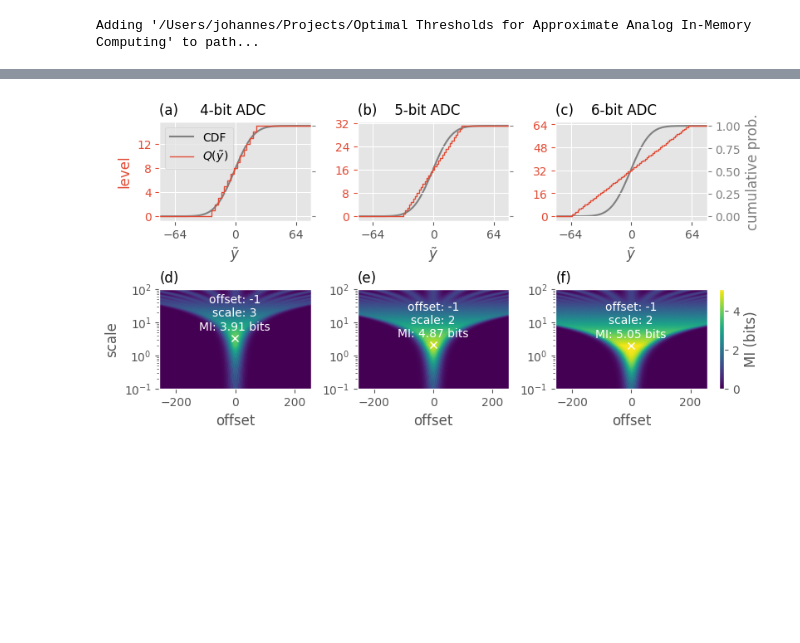
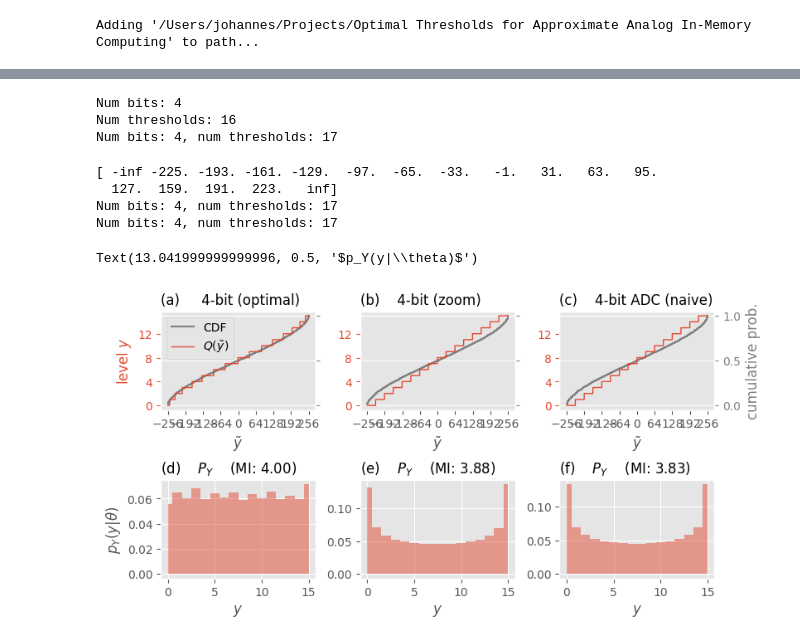
Before and after one commit to Integrated-Systems-Neuroengineering/optquant, a Jupyter notebook: experiments/approaches.ipynb, the cells around one changed output, grey strips where cells are left out. Saved outputs shown, nothing was run; the diff lists cells and outputs as text; code cells hidden in the pictures; blank space fills up the shorter version.

```diff
--- a/experiments/approaches.ipynb
+++ b/experiments/approaches.ipynb
@@ -309,5 +164,13 @@ len(thresholds)
 [figure]
+# %%
+transform = None
+d = dists.Binomial(256, 0.5)
+# d = dists.BetaBinomial(0.6, 0.6, 256)
+support = d.enumerate_support()
+logp = d.log_prob(support)
+support = ((support - support.mean())*2).astype(int)
+d = EmpiricalDistribution(support, jnp.exp(logp))
 # %%
-mi,theta = find_optimal(6, d, noise_std=0.1, linear=False)
+mi,theta = find_optimal(6, d, noise_std=0.1, method="optimal")
 print(f"MI: {mi:.2f}, H: {d.entropy()/jnp.log(2):.2f}")
 # %% [output]
@@ -335,56 +391,69 @@ probabilities = jnp.exp(self.log_prob(self.enumerate_support()))
 
 phase = jnp.linspace(-vector_length, vector_length, 1000)
 scale = jnp.logspace(-1, 2, 1000)
-
+noise_std=0.1
 
 vmin, vmax = 0, jnp.log2(4*jnp.pi*jnp.e)
+all_thresholds = []
 
-cases = [("(a)     4-bit ADC", "(d)", 4),("(b)    5-bit ADC", "(e)", 5),("(c)    6-bit ADC", "(f)", 6)]
-for i,(label1, label2, bits) in enumerate(cases):
+cases = [("(a)     4-bit (optimal)", "(d)    $P_Y$", 4, "optimal"),("(b)    4-bit (zoom)", "(e)    $P_Y$", 4, "zoom"),("(c)    4-bit ADC (naive)", "(f)    $P_Y$", 4, "uniform")]
+for i,(label1, label2, bits, method) in enumerate(cases):
     # compute MI for different scales and phases
-    MIs = MI_nonoise(*jnp.ix_(scale, phase), 2**bits, support, probabilities)
+    mi, thresholds = find_optimal(bits, d, noise_std=noise_std, method=method, transform=transform, scale_search_range=(0.1, 20))
+    all_thresholds.append(thresholds)
+    print(f"Num bits: {bits}, num thresholds: {len(thresholds)}")
 
-    # compute optimum
-    max_idx = MIs.argmax()
-    max_scale_idx, max_phase_idx = jnp.unravel_index(max_idx, MIs.shape)
-    max_scale = scale[max_scale_idx]
-    max_phase = phase[max_phase_idx]
-    max_MI = MIs[max_scale_idx, max_phase_idx]
-
-    ax_cdf, ax_fun, lines = plot_quantization(ax[0,i], vector_length, bits, max_scale, max_phase, color=f"C0", yticklocator=MultipleLocator(2**(bits-2)))
-    ax_sweep, im = plot_sweep(ax[1,i], phase, scale, MIs, annotate=(max_phase, max_scale, max_MI), vmin=vmin, vmax=vmax, cmap="viridis", rasterized=True)
+    ax_cdf, ax_fun, lines = plot_quantization(ax[0,i], thresholds, dist=d, color=f"C0", yticklocator=MultipleLocator(2**(bits-2)))
+    # ax_sweep, im = plot_sweep(ax[1,i], phase, scale, MIs, annotate=(max_phase, max_scale, max_MI), vmin=vmin, vmax=vmax, cmap="viridis", rasterized=True)
 
     if i != 0:
         ax_fun.yaxis.label.set_visible(False)
 
     if i == 2:
         ax_cdf.yaxis.label.set_visible(True)
-        ax_cdf.set_yticks([0,0.25,0.5,0.75,1.0])
+        ax_cdf.set_yticks([0,0.5,1.0])
     else:
         ax_cdf.yaxis.label.set_visible(False)
         plt.setp(ax_cdf.get_yticklabels(), visible=False)
 
     # im = plot_sweep()
 
     labels = [l.get_label() for l in lines]
 
-    ax_fun.set_xlim(-80,80)
+    ax_fun.set_ylabel("level $y$")
+    ax_fun.set_xlabel("$\\tilde{y}$")
+    # ax_fun.set_xlim(-80,80)
     ax_fun.set_title(label1, fontsize=12, loc="left")
-    ax_sweep.set_title(label2, fontsize=12, loc="left")
-    ax_sweep.set_xlabel("offset")
-
+    # ax_sweep.set_title(label2, fontsize=12, loc="left")
+    # ax_sweep.set_xlabel("offset")
     if i == 0:
         ax_fun.legend(handles=lines, labels=labels, loc="upper left", fancybox=True, ncol=1)
 
 
-fig.colorbar(im, ax=ax[1,:], label="MI (bits)", pad=-0.075)
+
+    yy = jnp.arange(len(thresholds)-1)
+    P_y = jnp.exp(log_pdf_y(d, yy, thresholds[jnp.newaxis,:], noise_std=noise_std))
+    ax[1,i].fill_between(yy, P_y, step="mid", alpha=0.5)
+
+    ax[1,i].set_title(label2 + f"    (MI: {mi:.2f})", fontsize=12, loc="left")
+    ax[1,i].set_xlabel("$y$")
+
+# fig.colorbar(im, ax=ax[1,:], label="MI (bits)", pad=-0.075)
 # place legend in axis, hide everything else
 # ax[0,-1].axis("off")
 
-ax[1, 0].set_ylabel("scale")
+ax[1, 0].set_ylabel("$p_Y(y|\\theta)$")
 
-fig.savefig("../figures/optimum.pdf", bbox_inches="tight")
-fig.savefig("../figures/optimum.svg", bbox_inches="tight")
-fig.savefig("../figures/optimum.png", bbox_inches="tight", dpi=300)
+# fig.savefig("../figures/optimum.pdf", bbox_inches="tight")
+# fig.savefig("../figures/optimum.svg", bbox_inches="tight")
+# fig.savefig("../figures/optimum.png", bbox_inches="tight", dpi=300)
 # %% [output]
+Num bits: 4
+Num thresholds: 16
+Num bits: 4, num thresholds: 17
+[ -inf -225. -193. -161. -129.  -97.  -65.  -33.   -1.   31.   63.   95.
+  127.  159.  191.  223.   inf]
+Num bits: 4, num thresholds: 17
+Num bits: 4, num thresholds: 17
+Text(13.041999999999996, 0.5, '$p_Y(y|\\theta)$')
-[figure, old version]
+[figure, new version]
```
Also changed, not shown: parts of 14 cells of this notebook, 8 other files.
